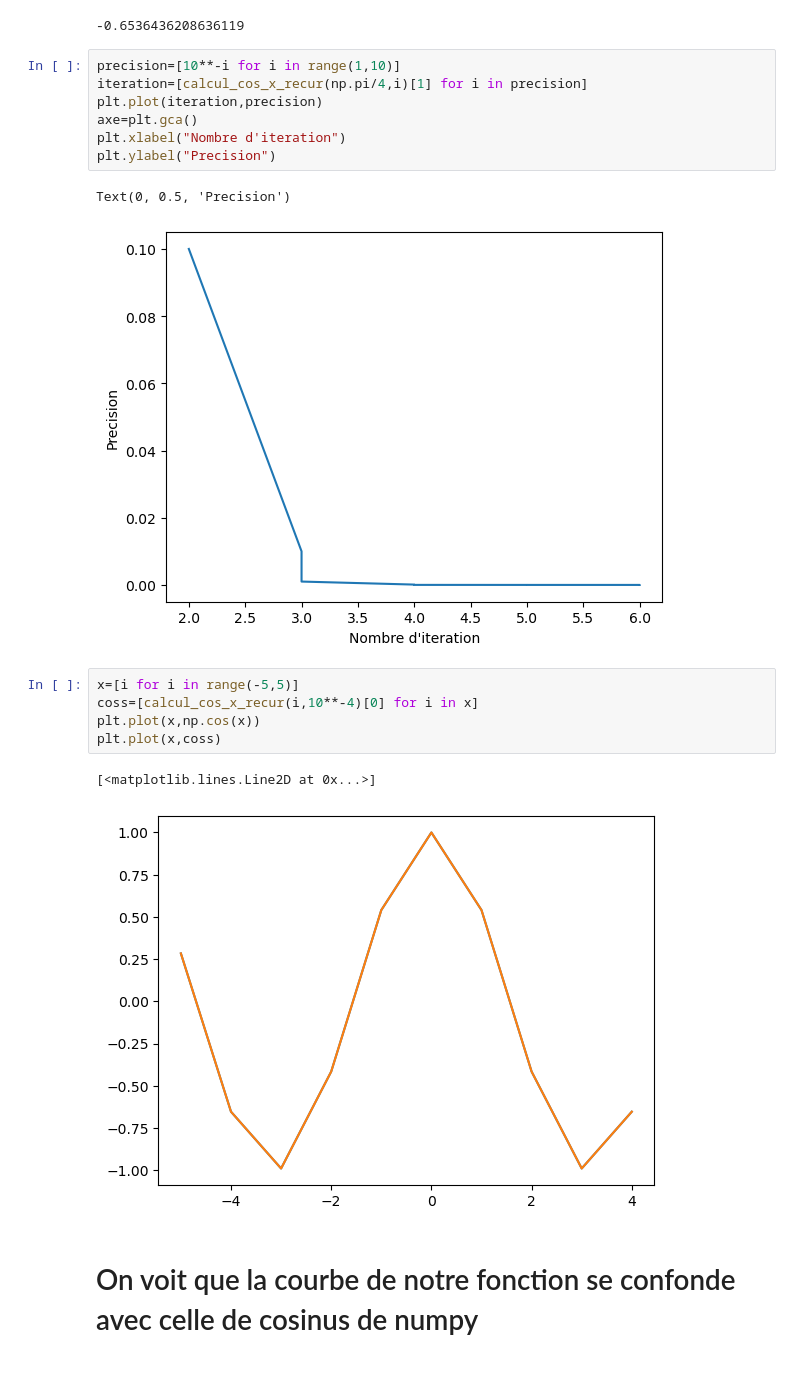
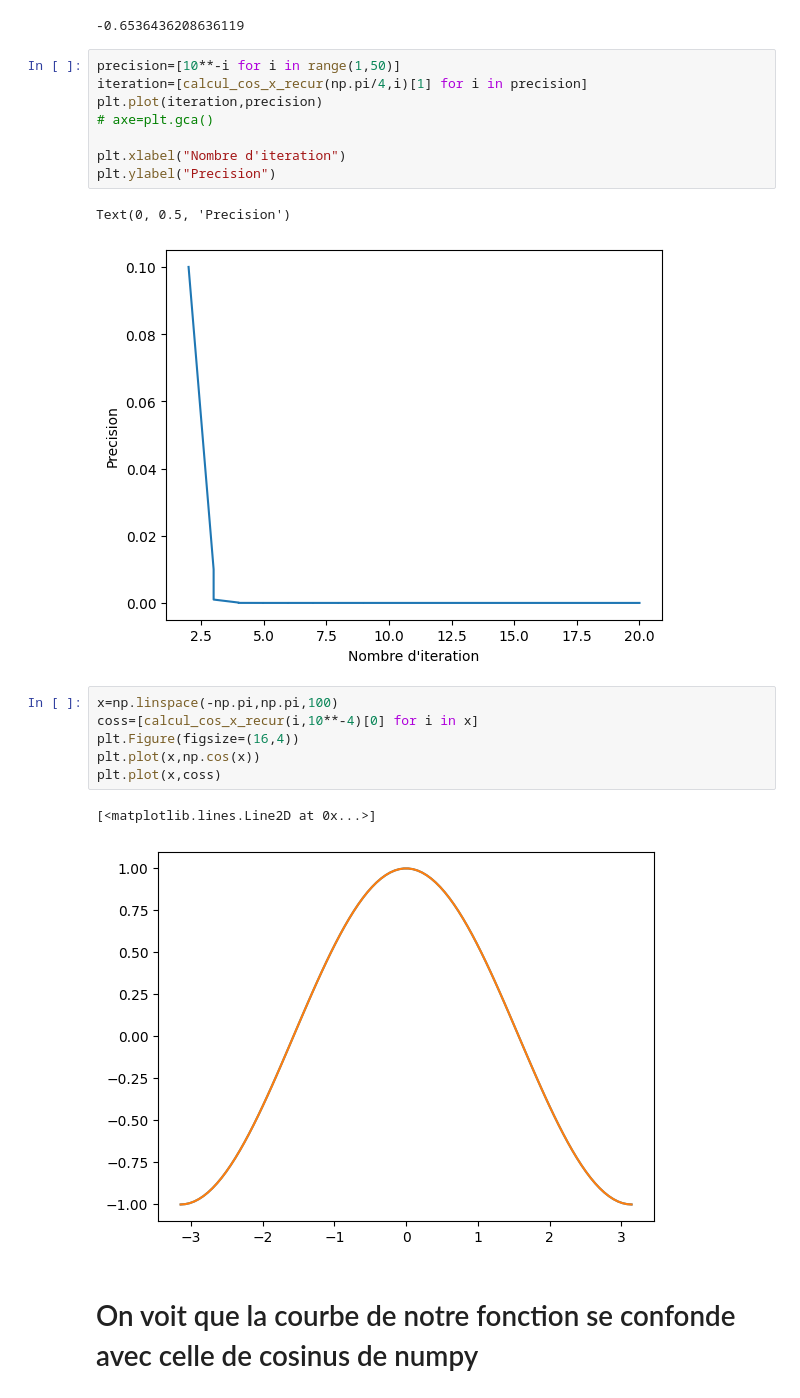
Before and after one commit to Souniz/TPSD_S6, a Jupyter notebook: Analyse_Numerique/TP1.ipynb, the cells around one changed output. Drawn from its saved outputs; the diff is of its cells as text.

```diff
--- a/Analyse_Numerique/TP1.ipynb
+++ b/Analyse_Numerique/TP1.ipynb
@@ -245,22 +245,24 @@ np.cos(4)
 # %% [output]
 -0.6536436208636119
 # %%
-precision=[10**-i for i in range(1,10)]
+precision=[10**-i for i in range(1,50)]
 iteration=[calcul_cos_x_recur(np.pi/4,i)[1] for i in precision]
 plt.plot(iteration,precision)
-axe=plt.gca()
+# axe=plt.gca()
+
 plt.xlabel("Nombre d'iteration")
 plt.ylabel("Precision")
 # %% [output]
 Text(0, 0.5, 'Precision')
-[figure, old version]
+[figure, new version]
 # %%
-x=[i for i in range(-5,5)]
+x=np.linspace(-np.pi,np.pi,100)
 coss=[calcul_cos_x_recur(i,10**-4)[0] for i in x]
+plt.Figure(figsize=(16,4))
 plt.plot(x,np.cos(x))
 plt.plot(x,coss)
 # %% [output]
 [<matplotlib.lines.Line2D at 0x...>]
-[figure, old version]
+[figure, new version]
 # %% [markdown]
 # On voit que la courbe de notre fonction se confonde avec celle de cosinus de numpy
```
Also changed, not shown: 2 other files.
